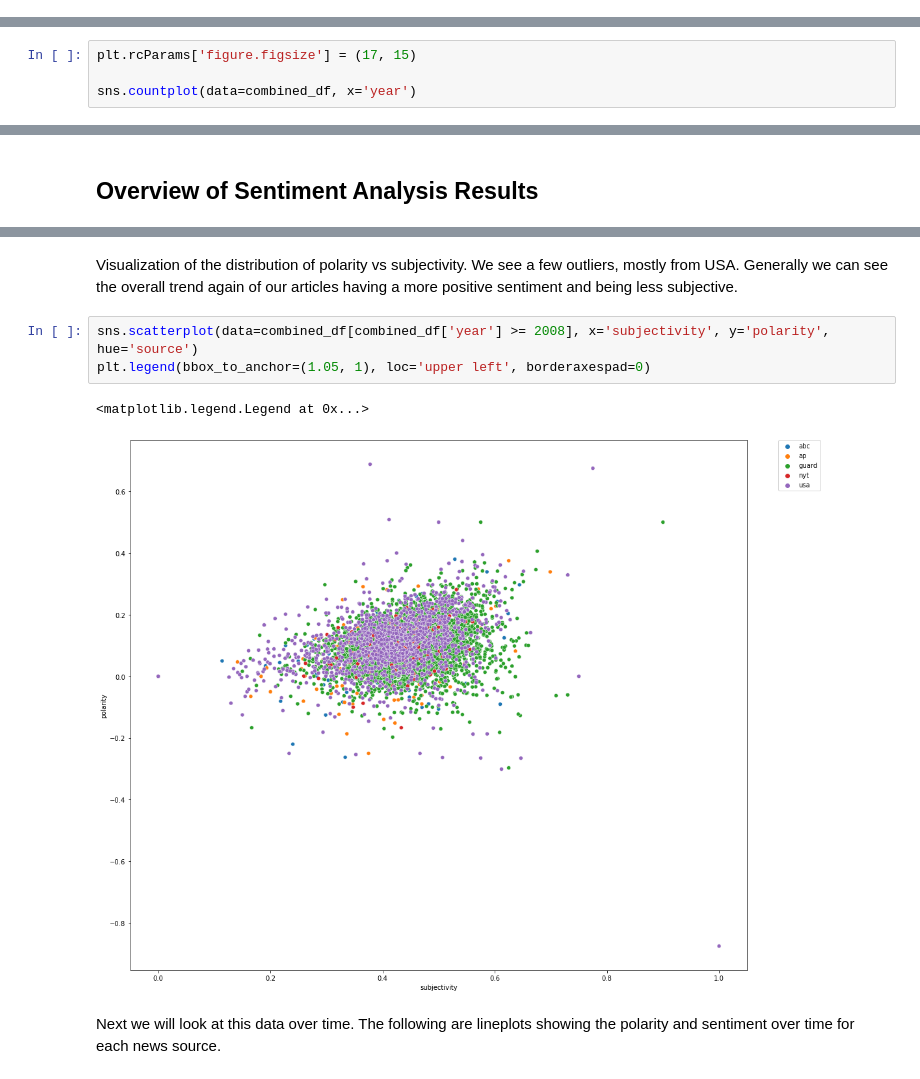
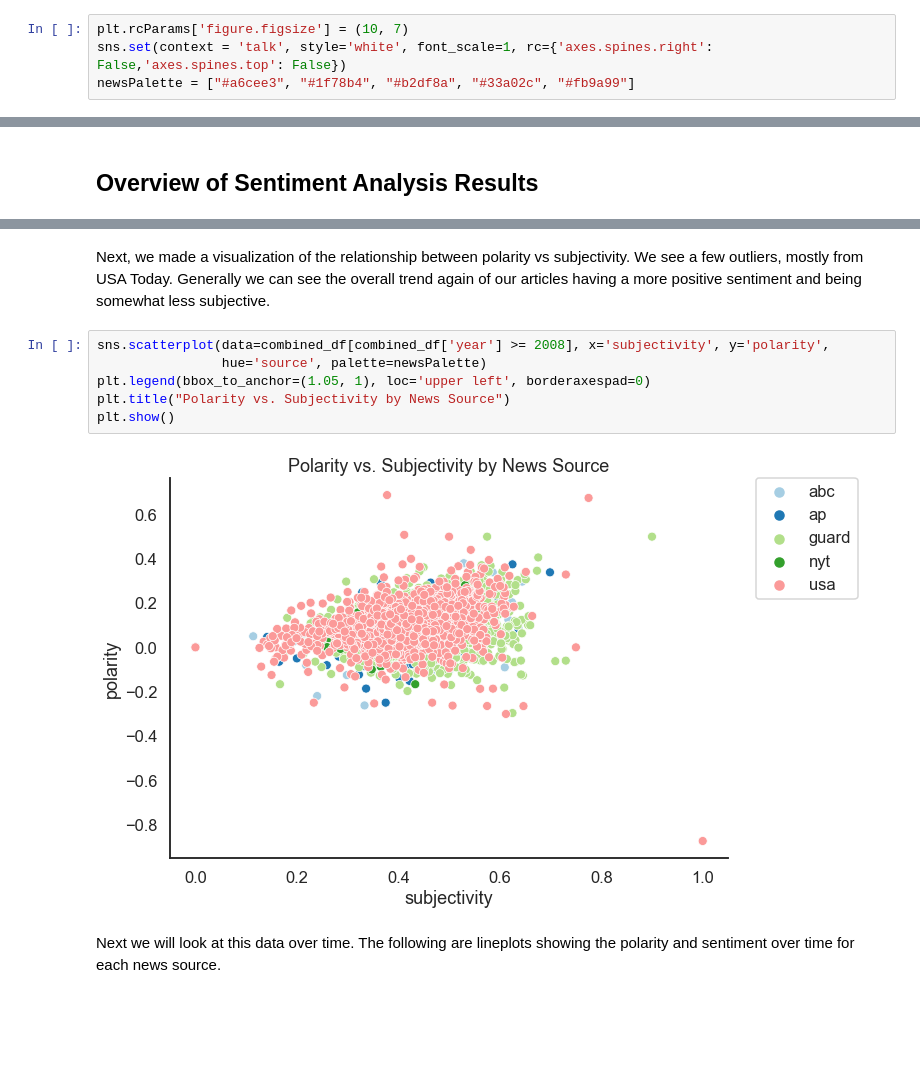
Before and after one commit to lilys01/sentiment-analysis-deaf-community, a Jupyter notebook: FinalProjectGroup054-Wi22.ipynb, the cells around one changed output, grey strips where cells are left out. Cells and saved outputs as stored; diff of their text form; blank space fills up the shorter version.

Commit message:
Fixed bugs by using combined_df, added to visualizations, keyword frequencies over time

```diff
--- a/FinalProjectGroup054-Wi22.ipynb
+++ b/FinalProjectGroup054-Wi22.ipynb
@@ -300 +302,5 @@ combined_df.head()
+# %%
+plt.rcParams['figure.figsize'] = (10, 7)
+sns.set(context = 'talk', style='white', font_scale=1, rc={'axes.spines.right': False,'axes.spines.top': False})
+newsPalette = ["#a6cee3", "#1f78b4", "#b2df8a", "#33a02c", "#fb9a99"]
 # %% [markdown]
@@ -302,4 +307,0 @@ Checking to see how many articles we have per year
-# %%
-plt.rcParams['figure.figsize'] = (17, 15)
-
-sns.countplot(data=combined_df, x='year')
@@ -325,11 +329,13 @@ sns.barplot(ax=axes[0],x=combined_df['source'], y=combined_df['polarity'])
 # %% [markdown]
- Visualization of the distribution of polarity vs subjectivity. We see a few outliers, mostly from USA. Generally we can see the overall trend again of our articles having a more positive sentiment and being less subjective.
+Next, we made a visualization of the relationship between polarity vs subjectivity. We see a few outliers, mostly from USA Today. Generally we can see the overall trend again of our articles having a more positive sentiment and being somewhat less subjective.
 # %%
-sns.scatterplot(data=combined_df[combined_df['year'] >= 2008], x='subjectivity', y='polarity', hue='source')
+sns.scatterplot(data=combined_df[combined_df['year'] >= 2008], x='subjectivity', y='polarity',
+                hue='source', palette=newsPalette)
 plt.legend(bbox_to_anchor=(1.05, 1), loc='upper left', borderaxespad=0)
+plt.title("Polarity vs. Subjectivity by News Source")
+plt.show()
 # %% [output]
-<matplotlib.legend.Legend at 0x...>
-[figure, old version]
+[figure, new version]
 # %% [markdown]
 Next we will look at this data over time. The following are lineplots showing the polarity and sentiment over time for each news source.
 # %%
```
Also changed, not shown: parts of 80 cells of this notebook.
